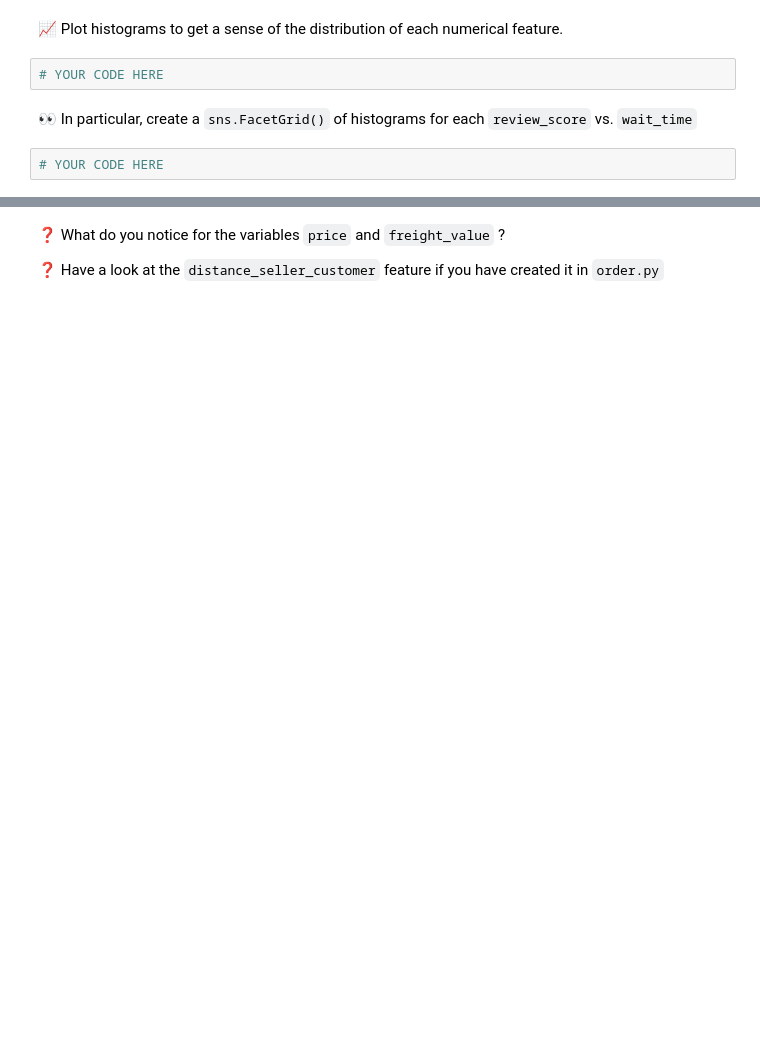
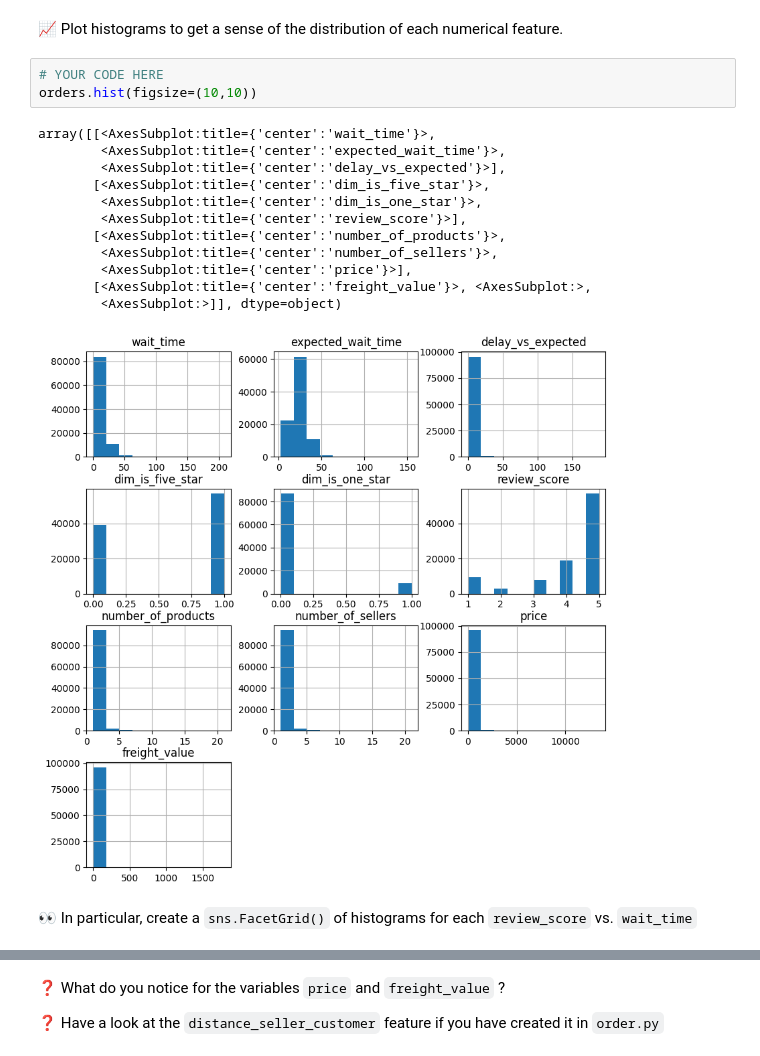
Before and after one commit to tanushrin/data-simple-analysis, a Jupyter notebook: simple_analysis.ipynb, the cells around one changed output, grey strips where cells are left out. Saved outputs shown, nothing was run; the diff lists cells and outputs as text; blank space fills up the shorter version.

```diff
--- a/simple_analysis.ipynb
+++ b/simple_analysis.ipynb
@@ -42,7 +56,19 @@ else:
 📈 Plot histograms to get a sense of the distribution of each numerical feature.
 # %%
 # YOUR CODE HERE
+orders.hist(figsize=(10,10))
+# %% [output]
+array([[<AxesSubplot:title={'center':'wait_time'}>,
+        <AxesSubplot:title={'center':'expected_wait_time'}>,
+        <AxesSubplot:title={'center':'delay_vs_expected'}>],
+       [<AxesSubplot:title={'center':'dim_is_five_star'}>,
+        <AxesSubplot:title={'center':'dim_is_one_star'}>,
+        <AxesSubplot:title={'center':'review_score'}>],
+       [<AxesSubplot:title={'center':'number_of_products'}>,
+        <AxesSubplot:title={'center':'number_of_sellers'}>,
+        <AxesSubplot:title={'center':'price'}>],
+       [<AxesSubplot:title={'center':'freight_value'}>, <AxesSubplot:>,
+        <AxesSubplot:>]], dtype=object)
+[figure, added]
 # %% [markdown]
 👀 In particular, create a `sns.FacetGrid()` of histograms for each `review_score` vs. `wait_time`
-# %%
-# YOUR CODE HERE
```
Also changed, not shown: parts of 11 cells of this notebook.
